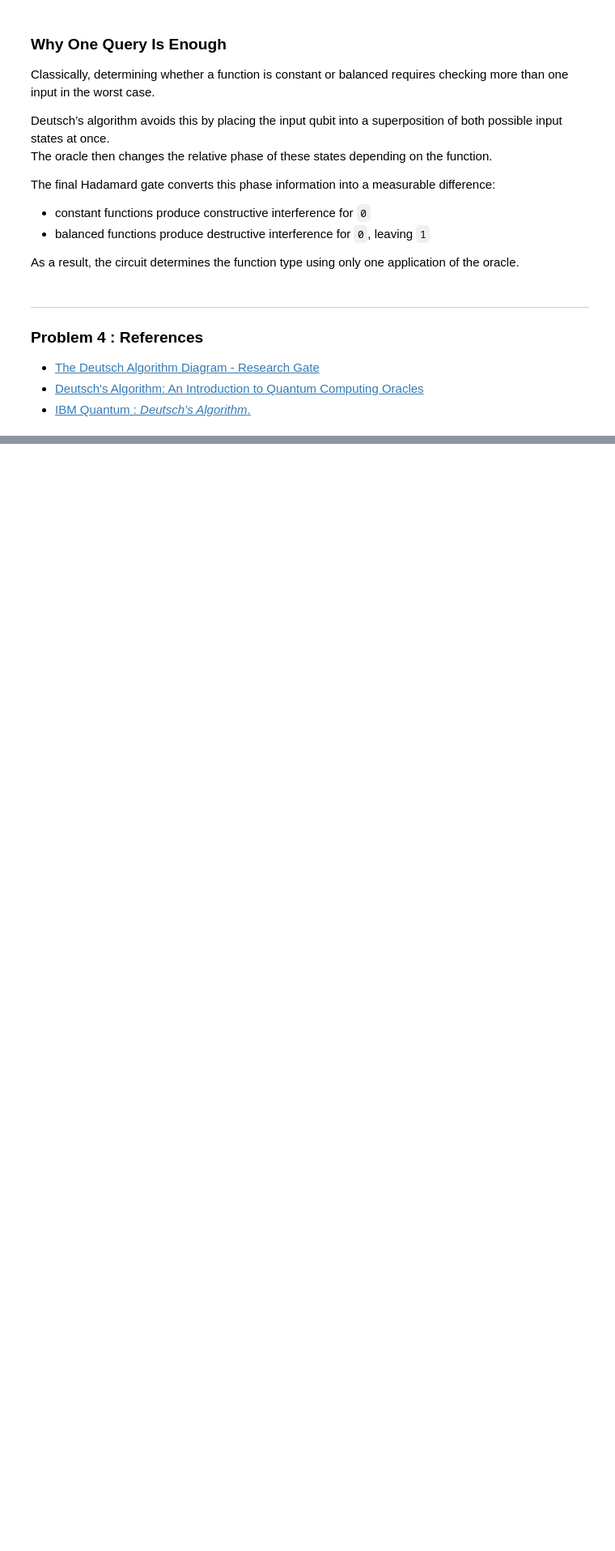
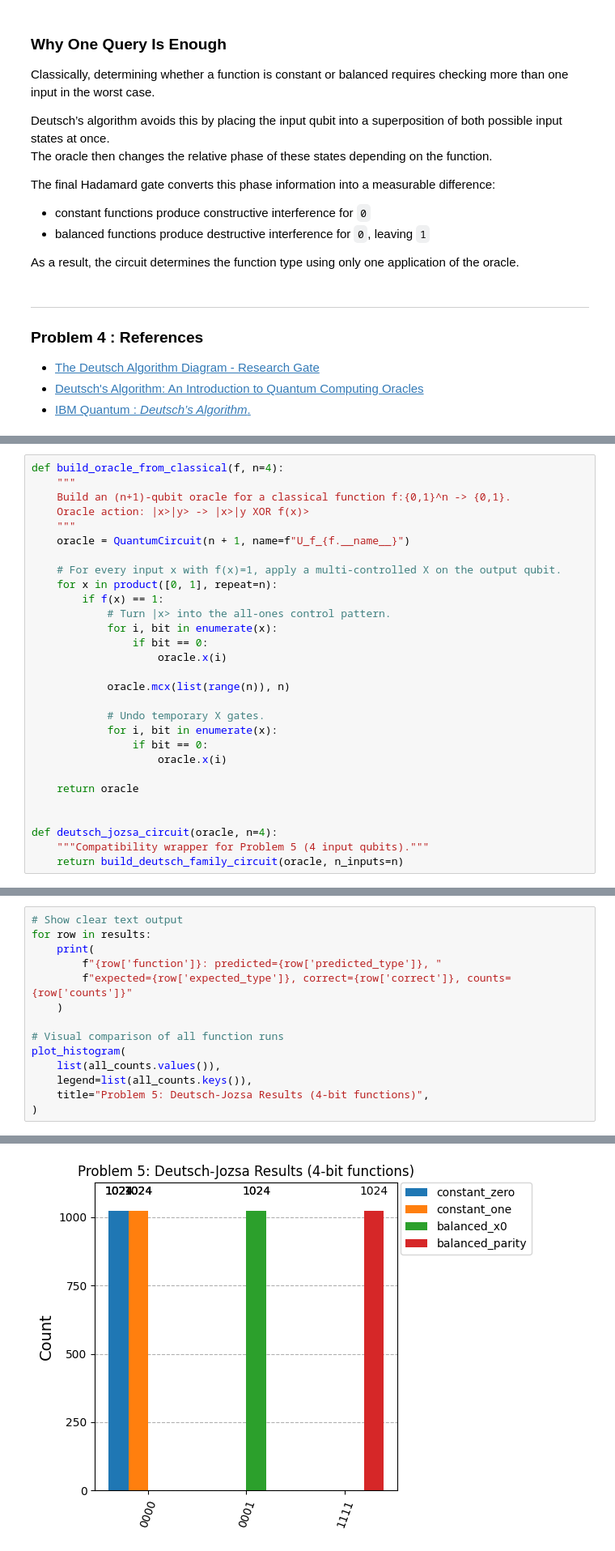
Before and after one commit to norakeavney/emerging-technologies, a Jupyter notebook: problems.ipynb, the cells around one changed output, grey strips where cells are left out. Shown at 81% size. Cells and saved outputs as stored; diff of their text form; blank space fills up the shorter version.

Commit message:
Problem 5: Implement Deutsch–Jozsa algorithm for 4-bit functions with Qiskit, including circuit design, oracle testing, and result analysis

```diff
--- a/problems.ipynb
+++ b/problems.ipynb
@@ -1395,0 +1189,29 @@ The results confirm that constant functions produce the output `0000`, while bal
+# %%
+def build_oracle_from_classical(f, n=4):
+    """
+    Build an (n+1)-qubit oracle for a classical function f:{0,1}^n -> {0,1}.
+    Oracle action: |x>|y> -> |x>|y XOR f(x)>
+    """
+    oracle = QuantumCircuit(n + 1, name=f"U_f_{f.__name__}")
+
+    # For every input x with f(x)=1, apply a multi-controlled X on the output qubit.
+    for x in product([0, 1], repeat=n):
+        if f(x) == 1:
+            # Turn |x> into the all-ones control pattern.
+            for i, bit in enumerate(x):
+                if bit == 0:
+                    oracle.x(i)
+
+            oracle.mcx(list(range(n)), n)
+
+            # Undo temporary X gates.
+            for i, bit in enumerate(x):
+                if bit == 0:
+                    oracle.x(i)
+
+    return oracle
+
+
+def deutsch_jozsa_circuit(oracle, n=4):
+    """Compatibility wrapper for Problem 5 (4 input qubits)."""
+    return build_deutsch_family_circuit(oracle, n_inputs=n)
@@ -1395,0 +1260,15 @@ The results confirm that constant functions produce the output `0000`, while bal
+# %%
+# Show clear text output
+for row in results:
+    print(
+        f"{row['function']}: predicted={row['predicted_type']}, "
+        f"expected={row['expected_type']}, correct={row['correct']}, counts={row['counts']}"
+    )
+
+# Visual comparison of all function runs
+plot_histogram(
+    list(all_counts.values()),
+    legend=list(all_counts.keys()),
+    title="Problem 5: Deutsch-Jozsa Results (4-bit functions)",
+)
+# %% [output]
@@ -1395,0 +1279 @@ The results confirm that constant functions produce the output `0000`, while bal
+[figure, added]
```
Also changed, not shown: parts of 18 cells of this notebook.
